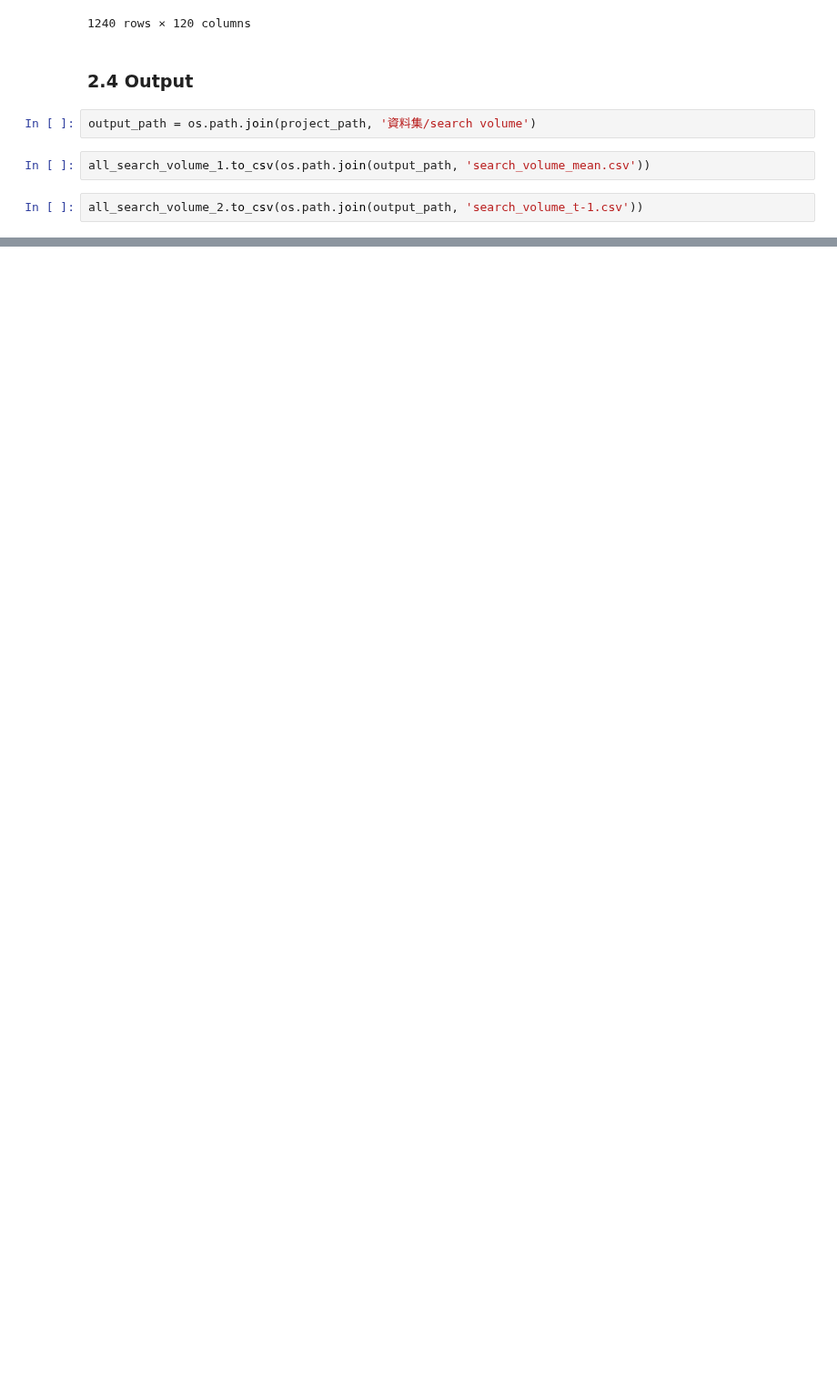
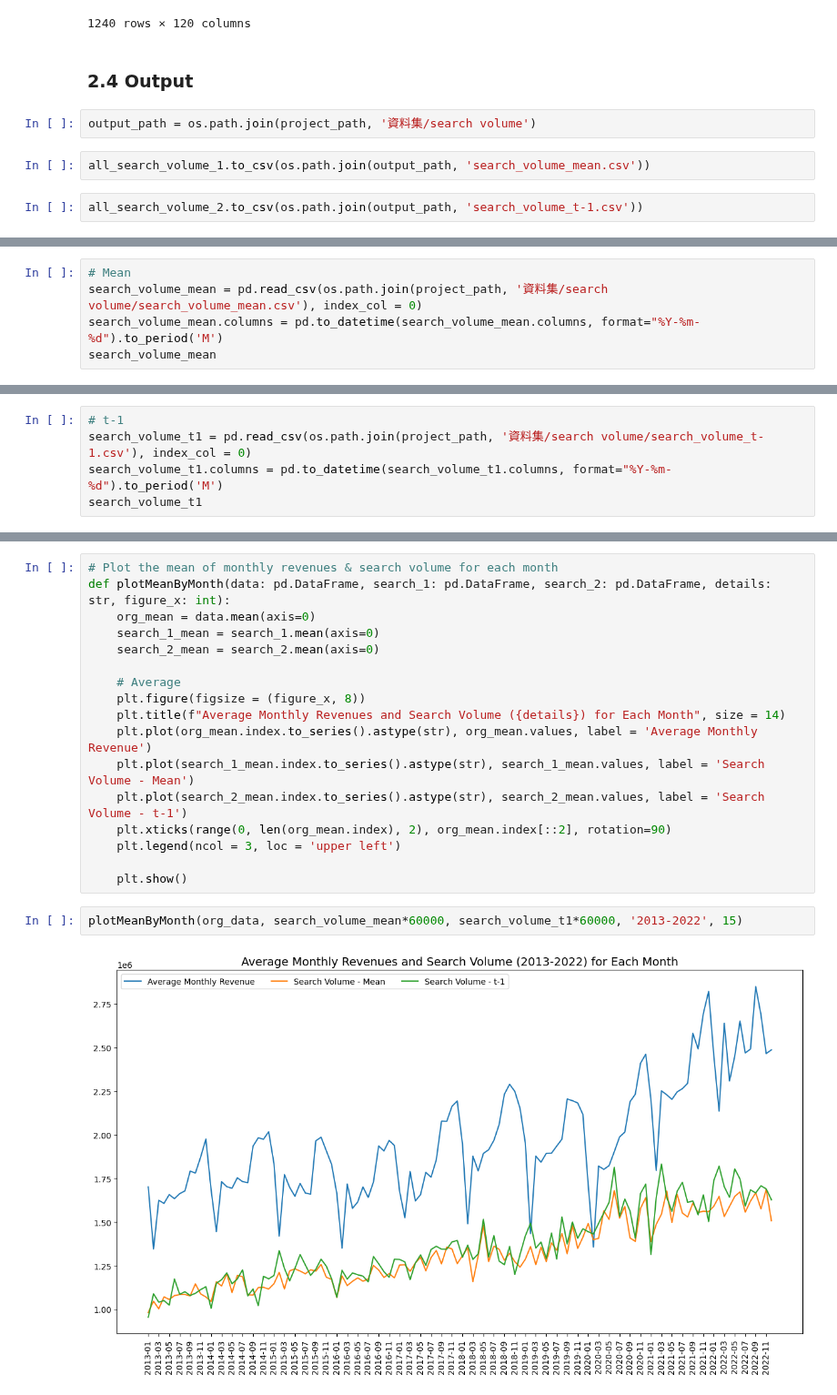
Before and after one commit to angel870326/Monthly-Revenue, a Jupyter notebook: 022_search_volume_v1.ipynb, the cells around one changed output, grey strips where cells are left out. Shown at 91% size. Cells and saved outputs as stored; diff of their text form; blank space fills up the shorter version.

```diff
--- a/022_search_volume_v1.ipynb
+++ b/022_search_volume_v1.ipynb
@@ -223,0 +260,5 @@ all_search_volume_2.to_csv(os.path.join(output_path, 'search_volume_t-1.csv'))
+# %%
+# Mean
+search_volume_mean = pd.read_csv(os.path.join(project_path, '資料集/search volume/search_volume_mean.csv'), index_col = 0)
+search_volume_mean.columns = pd.to_datetime(search_volume_mean.columns, format="%Y-%m-%d").to_period('M')
+search_volume_mean
@@ -223,0 +279,5 @@ all_search_volume_2.to_csv(os.path.join(output_path, 'search_volume_t-1.csv'))
+# %%
+# t-1
+search_volume_t1 = pd.read_csv(os.path.join(project_path, '資料集/search volume/search_volume_t-1.csv'), index_col = 0)
+search_volume_t1.columns = pd.to_datetime(search_volume_t1.columns, format="%Y-%m-%d").to_period('M')
+search_volume_t1
@@ -223,0 +300,21 @@ all_search_volume_2.to_csv(os.path.join(output_path, 'search_volume_t-1.csv'))
+# %%
+# Plot the mean of monthly revenues & search volume for each month
+def plotMeanByMonth(data: pd.DataFrame, search_1: pd.DataFrame, search_2: pd.DataFrame, details: str, figure_x: int):
+    org_mean = data.mean(axis=0)
+    search_1_mean = search_1.mean(axis=0)
+    search_2_mean = search_2.mean(axis=0)
+
+    # Average
+    plt.figure(figsize = (figure_x, 8))
+    plt.title(f"Average Monthly Revenues and Search Volume ({details}) for Each Month", size = 14)
+    plt.plot(org_mean.index.to_series().astype(str), org_mean.values, label = 'Average Monthly Revenue')
+    plt.plot(search_1_mean.index.to_series().astype(str), search_1_mean.values, label = 'Search Volume - Mean')
+    plt.plot(search_2_mean.index.to_series().astype(str), search_2_mean.values, label = 'Search Volume - t-1')
+    plt.xticks(range(0, len(org_mean.index), 2), org_mean.index[::2], rotation=90)
+    plt.legend(ncol = 3, loc = 'upper left')
+
+    plt.show()
+# %%
+plotMeanByMonth(org_data, search_volume_mean*60000, search_volume_t1*60000, '2013-2022', 15)
+# %% [output]
+[figure, added]
```
Also changed, not shown: parts of 104 cells of this notebook.
